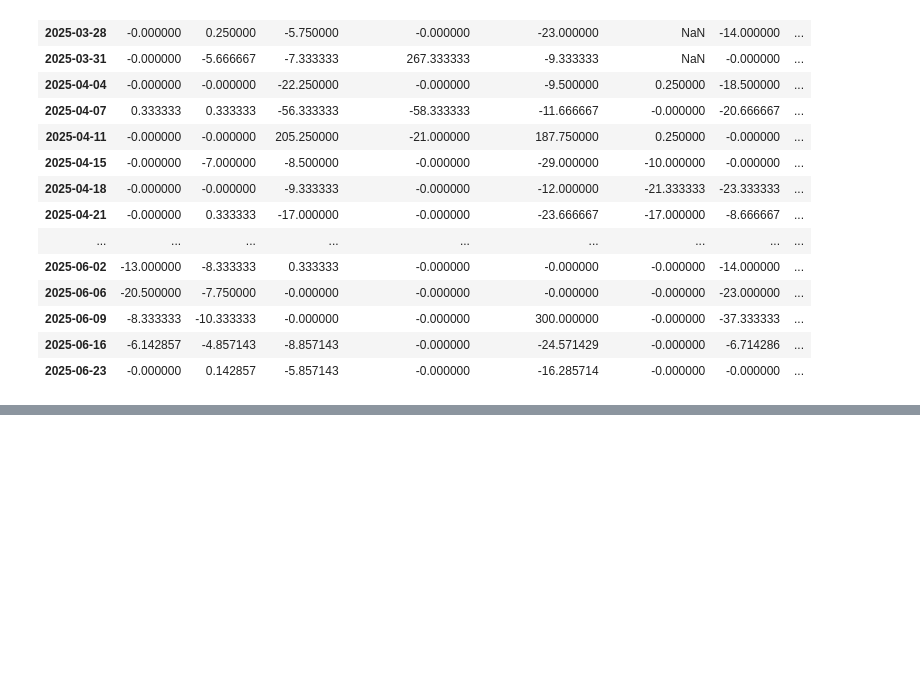
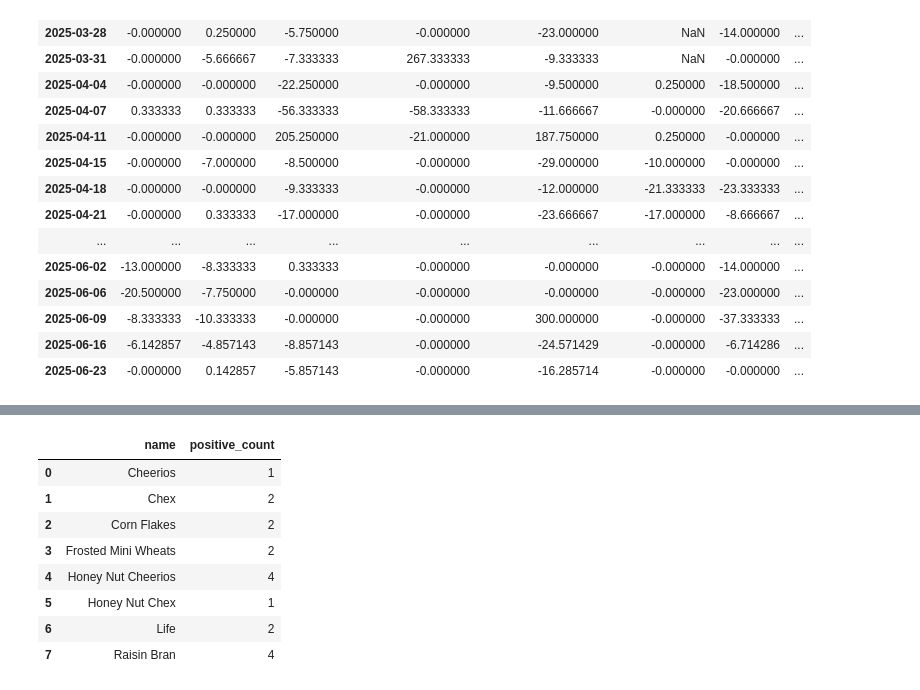
Before and after one commit to Peter-Silverstein/cereal-analysis, a Jupyter notebook: workbook.ipynb, the cells around one changed output, grey strips where cells are left out. Drawn from its saved outputs; the diff is of its cells as text; code cells hidden in the pictures; blank space fills up the shorter version.

```diff
--- a/workbook.ipynb
+++ b/workbook.ipynb
@@ -81,0 +98,15 @@ cereal_pivot
+# %%
+positive_changes_df = cereal_ts[cereal_ts['gram_change'] < -10]
+positive_counts = positive_changes_df[positive_changes_df['gram_change'] < 0].groupby('name').size().to_frame(name='positive_count').reset_index()
+
+positive_counts
+# %% [output]
+|  | name | positive_count |
+| 0 | Cheerios | 1 |
+| 1 | Chex | 2 |
+| 2 | Corn Flakes | 2 |
+| 3 | Frosted Mini Wheats | 2 |
+| 4 | Honey Nut Cheerios | 4 |
+| 5 | Honey Nut Chex | 1 |
+| 6 | Life | 2 |
+| 7 | Raisin Bran | 4 |
```
Also changed, not shown: parts of 2 cells of this notebook, 1 other file.
